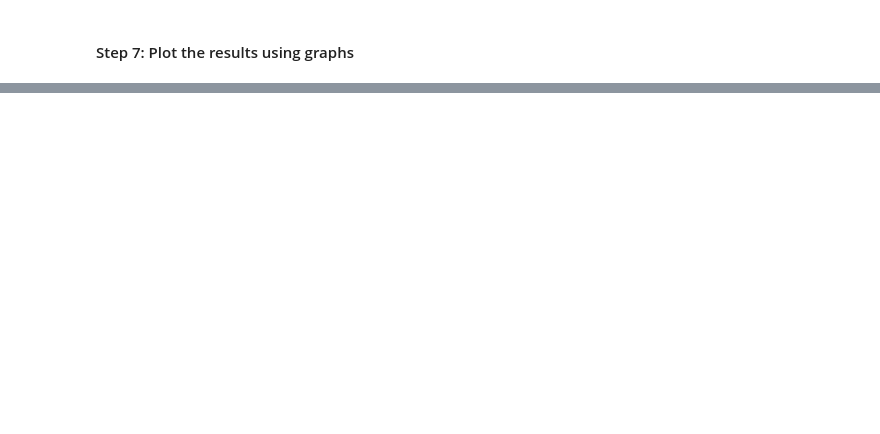
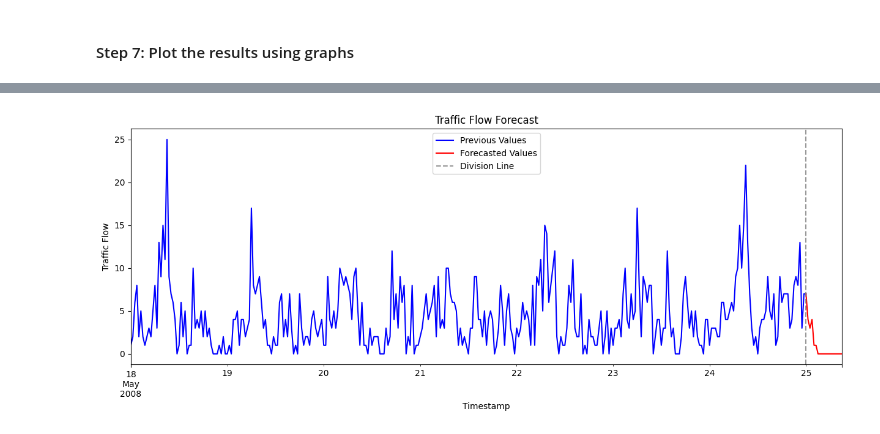
Before and after one commit to stratoskar/Traffic_Flow_Prediction, a Jupyter notebook: Python_Code/Notebook4.ipynb, the cells around one changed output, grey strips where cells are left out. Cells and saved outputs as stored; diff of their text form; code cells hidden in the pictures; blank space fills up the shorter version.

```diff
--- a/Python_Code/Notebook4.ipynb
+++ b/Python_Code/Notebook4.ipynb
@@ -437,0 +510,5 @@ plot_actual_predicted(899)
+# %%
+# plot actual and predicted values  of traffic flow in path number 36
+plot_actual_predicted(36)
+# %% [output]
+[figure, added]
```
Also changed, not shown: parts of 33 cells of this notebook.
